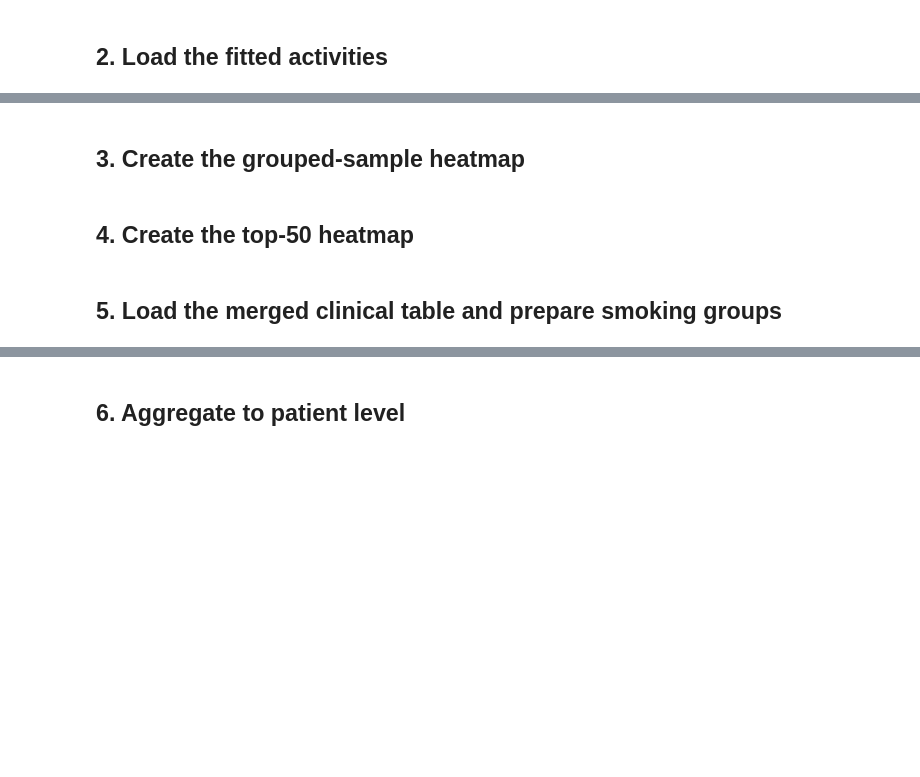
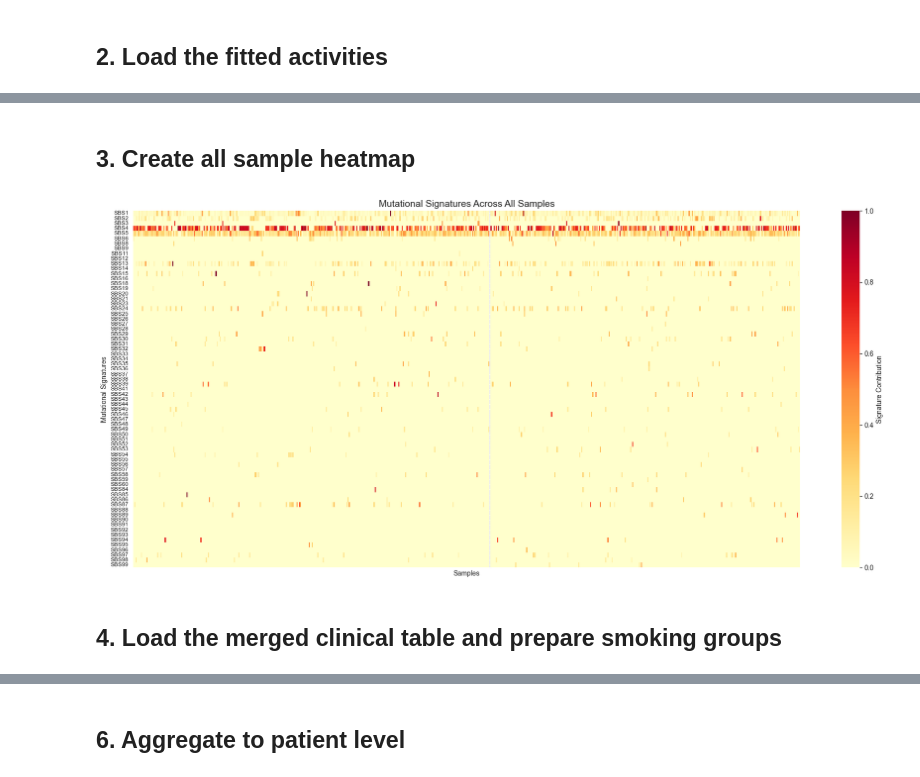
Before and after one commit to MiJen27/tcga-luad-smoking-signatures, a Jupyter notebook: 04_unsupervised_signature_plots.ipynb, the cells around one changed output, grey strips where cells are left out. Cells and saved outputs as stored; diff of their text form; code cells hidden in the pictures; blank space fills up the shorter version.

```diff
--- a/04_unsupervised_signature_plots.ipynb
+++ b/04_unsupervised_signature_plots.ipynb
@@ -89,13 +44,16 @@ activities_path = (
     / "Activities"
     / "Assignment_Solution_Activities.txt"
 )
+
 clinical_path = PROJECT_ROOT / "data" / "clinical_exposure_merged.tsv"
+plots_dir = PROJECT_ROOT / "plots"
+clinical_plots_dir = plots_dir / "supervised_heatmaps"
 
-overview_plot_dir = PROJECT_ROOT / "plots"
-clinical_plot_dir = PROJECT_ROOT / "plots" / "supervised_heatmaps"
+clinical_plots_dir.mkdir(parents=True, exist_ok=True)
 
-overview_plot_dir.mkdir(parents=True, exist_ok=True)
-clinical_plot_dir.mkdir(parents=True, exist_ok=True)
-
-print("Activities file:", activities_path)
-print("Clinical file  :", clinical_path)
+display(
+    pd.DataFrame({
+        "file": ["activities", "clinical merged"],
+        "path": [activities_path, clinical_path],
+    })
+)
@@ -123,2 +93,0 @@ display(
-# %% [markdown]
-## 3. Create the grouped-sample heatmap
@@ -155,28 +94,28 @@ print("Saved to:", grouped_heatmap_path)
 # %% [markdown]
-## 4. Create the top-50 heatmap
+## 3. Create all sample heatmap
 # %%
-top50_df = activity_matrix.copy()
-top50_df["Total"] = top50_df.sum(axis=1)
-top50_df = top50_df.sort_values("Total", ascending=False).drop(columns="Total").head(50)
+plt.figure(figsize=(18, 8))
+ax = sns.heatmap(
+    activities_df.T,
+    cmap="YlOrRd",
+    linewidths=0,
+    xticklabels=False,
+    yticklabels=True,
+    cbar_kws={"label": "Signature Contribution"},
+    vmin=0, vmax=1
+)
 
-plt.figure(figsize=(16, 10))
-ax = sns.heatmap(
-    top50_df,
-    cmap="Blues",
-    linewidths=0.2,
-    linecolor="gray",
-    vmin=0,
-    vmax=1,
-)
-set_spaced_xticks(ax, top50_df.columns, step=3)
-ax.set_title("Top 50 samples by total fitted activity")
+ax.set_yticklabels(ax.get_yticklabels(), rotation=0, fontsize=8.5)
+
+plt.title("Mutational Signatures Across All Samples", fontsize=14)
+plt.xlabel("Samples")
+plt.ylabel("Mutational Signatures")
 plt.tight_layout()
 
-top50_heatmap_path = overview_plot_dir / "heatmap_top50_samples.png"
-plt.savefig(top50_heatmap_path, dpi=300, bbox_inches="tight")
+plt.savefig(plots_dir / "heatmap_all_samples.png", dpi=300, bbox_inches="tight")
 plt.show()
-
-print("Saved to:", top50_heatmap_path)
+# %% [output]
+[figure, added]
 # %% [markdown]
-## 5. Load the merged clinical table and prepare smoking groups
+## 4. Load the merged clinical table and prepare smoking groups
 # %%
```
Also changed, not shown: parts of 8 cells of this notebook, 4 other files.
